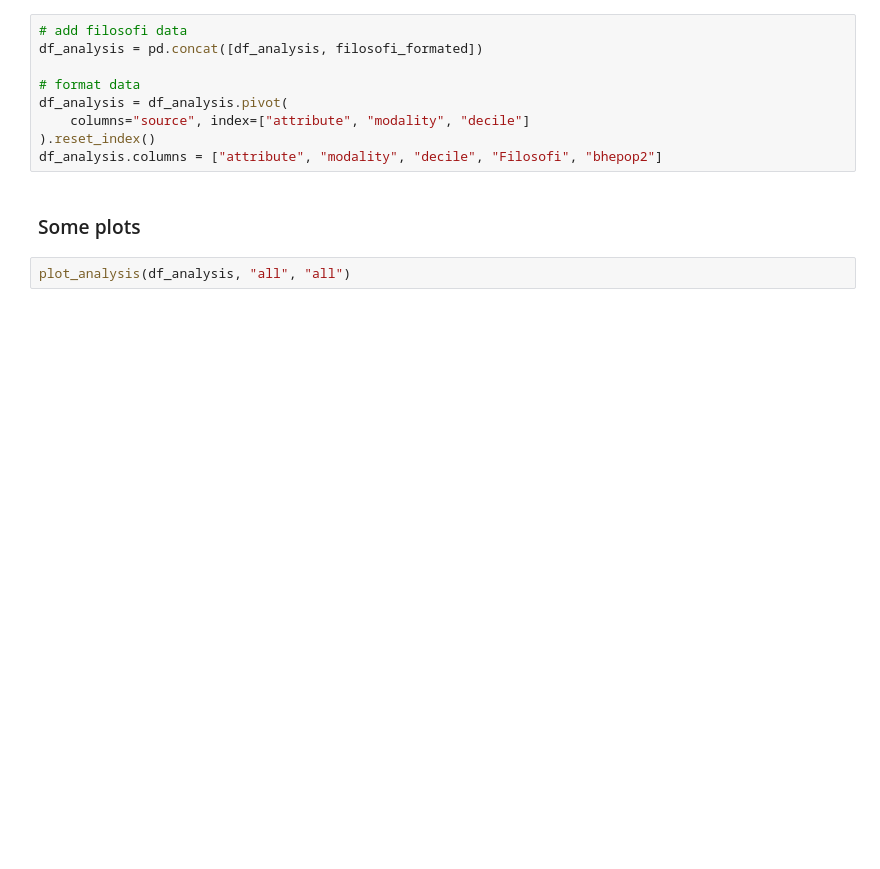
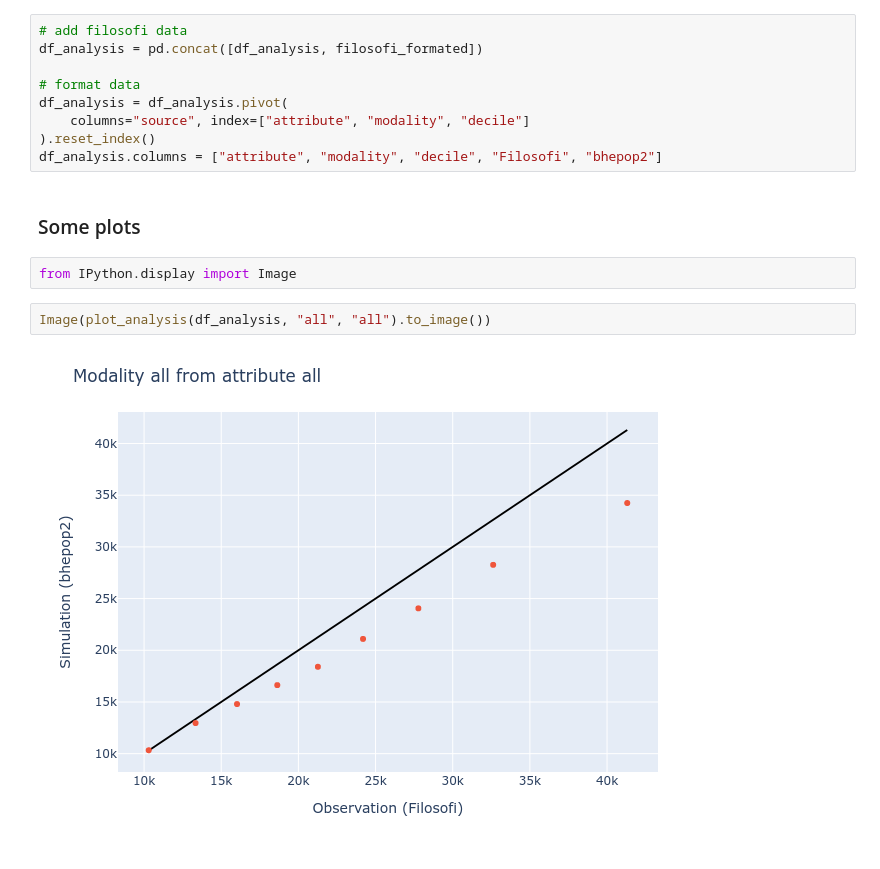
Before and after one commit to tellae/bhepop2, a Jupyter notebook: examples/demo.ipynb, the cells around one changed output. Cells and saved outputs as stored; diff of their text form; blank space fills up the shorter version.

Commit message:
fix: plots to image in notebook

```diff
--- a/examples/demo.ipynb
+++ b/examples/demo.ipynb
@@ -159,6 +159,10 @@ df_analysis = df_analysis.pivot(
 df_analysis.columns = ["attribute", "modality", "decile", "Filosofi", "bhepop2"]
 # %% [markdown]
 ### Some plots
+# %%
+from IPython.display import Image
 # %%
-plot_analysis(df_analysis, "all", "all")
+Image(plot_analysis(df_analysis, "all", "all").to_image())
+# %% [output]
+[figure, added]
 # %%
```
Also changed, not shown: parts of 4 cells of this notebook.
